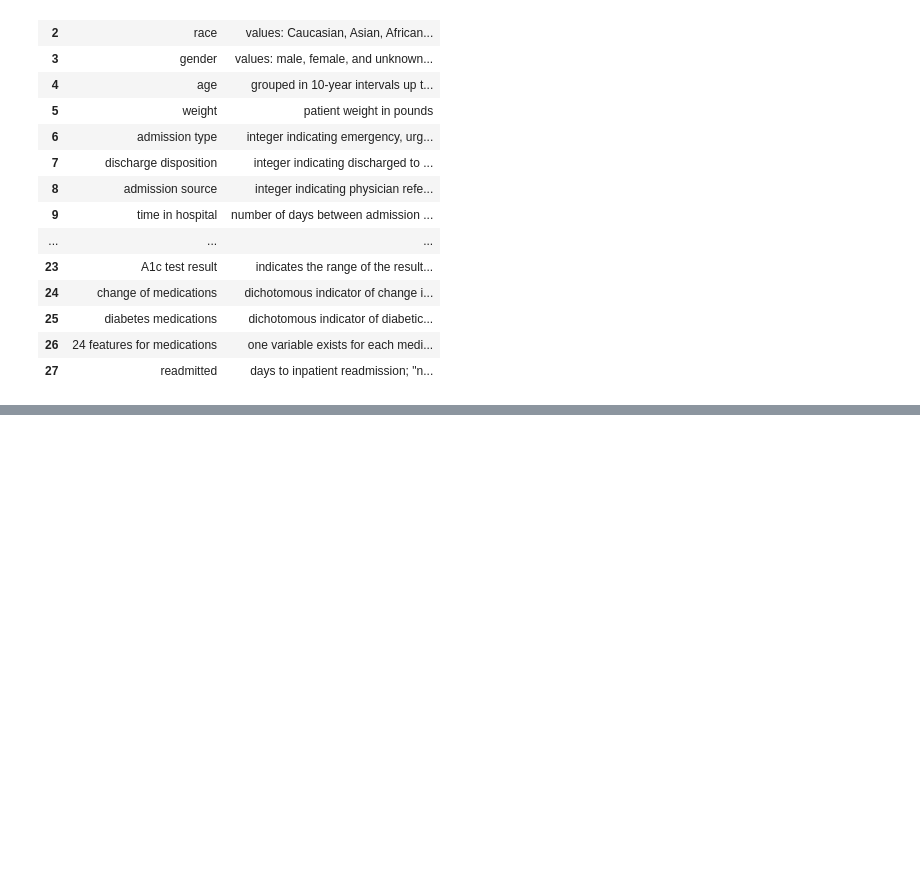
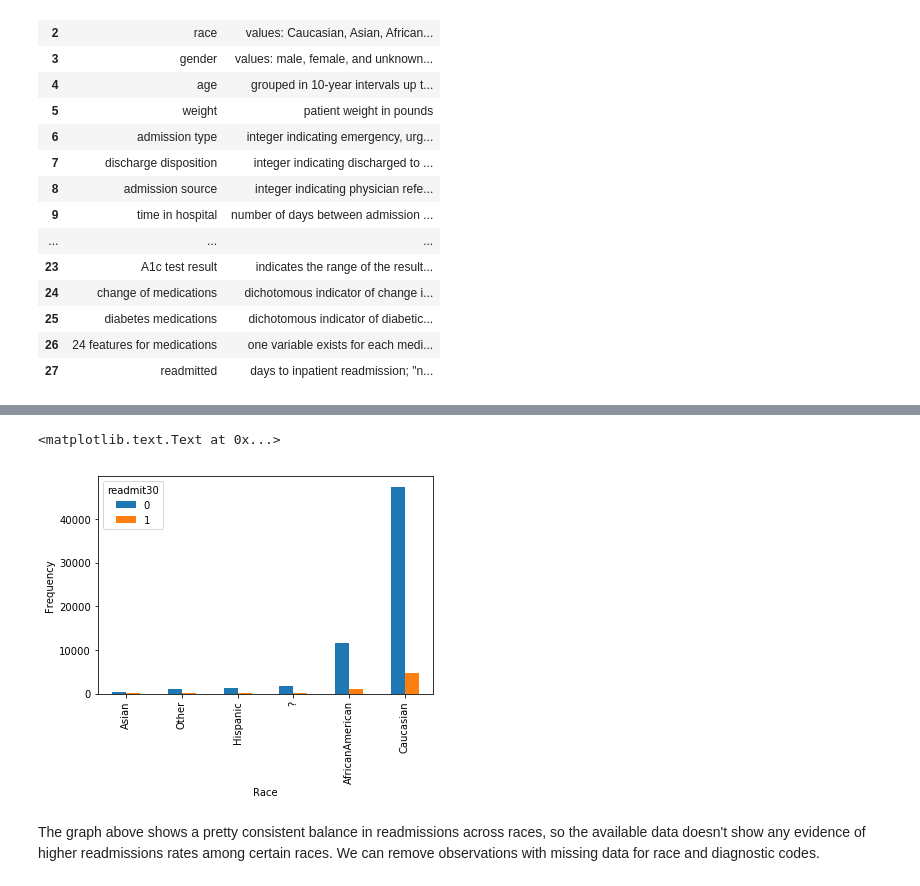
Before and after one commit to AOlden/sb-projects, a Jupyter notebook: diabetes_readmission/data_wrangling_diabetes_readmission.ipynb, the cells around one changed output, grey strips where cells are left out. Drawn from its saved outputs; the diff is of its cells as text; code cells hidden in the pictures; blank space fills up the shorter version.

```diff
--- a/diabetes_readmission/data_wrangling_diabetes_readmission.ipynb
+++ b/diabetes_readmission/data_wrangling_diabetes_readmission.ipynb
@@ -179,0 +239,20 @@ to_NaN.to_csv('readmit_cleaned.csv')
+# %%
+#look at relationship between race and readmissions
+
+    #create cross-tab for initial evaluation and make df for later bar plot
+race_ct = pd.crosstab(index = readmit_drop['race'], columns = readmit_drop['readmit30'])
+race_df = pd.DataFrame(race_ct.reset_index()).sort_values(by = 0)
+
+    #make paired bar chart w/ race
+Rlevels = race_df.race.tolist()
+Rmapping = {level: i for i, level in enumerate(Rlevels)} #assign nos. to levels
+Rkey = race_df['race'].map(Rmapping) #map level ordinals to their rows in df
+Rsorting = race_df.iloc[Rkey.argsort()] #create df w/ desired order from matched ordinals
+ax1 = Rsorting.plot(kind = 'bar', x = 'race')
+ax1.set_xlabel('Race')
+ax1.set_ylabel('Frequency')
+# %% [output]
+<matplotlib.text.Text at 0x...>
+[figure, added]
+# %% [markdown]
+The graph above shows a pretty consistent balance in readmissions across races, so the available data doesn't show any evidence of higher readmissions rates among certain races. We can remove observations with missing data for race and diagnostic codes.
```
Also changed, not shown: parts of 40 cells of this notebook.
